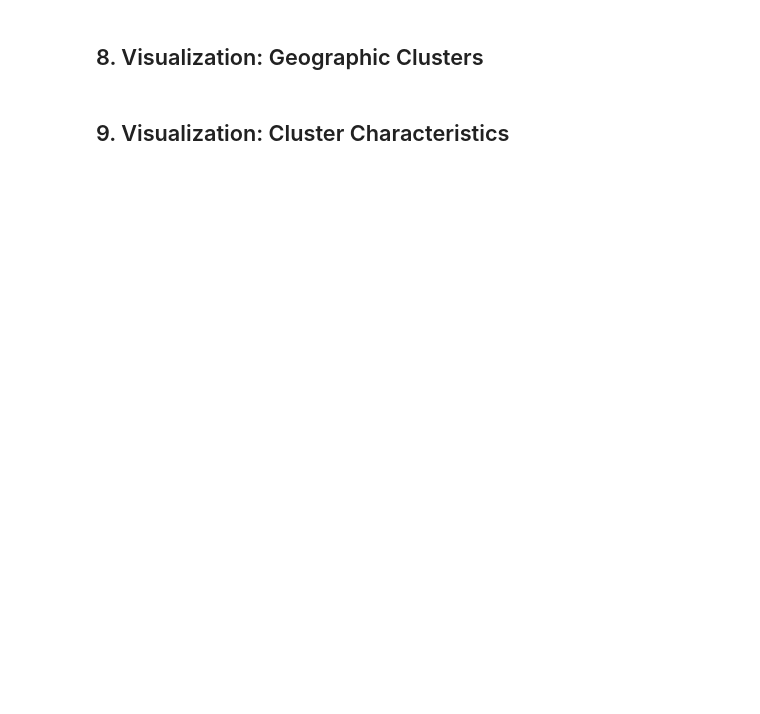
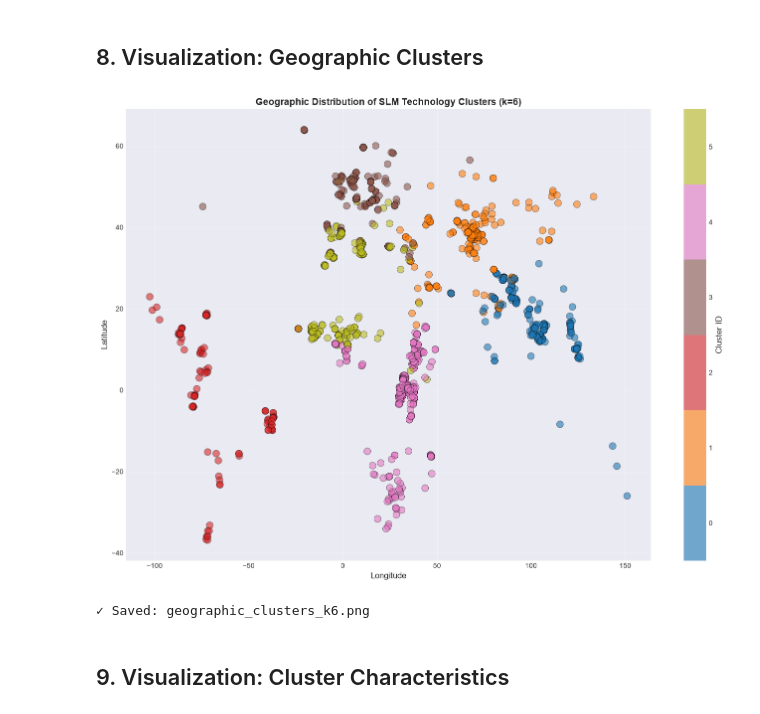
Before and after one commit to nmkearney/CAS-AML-WOCAT, a Jupyter notebook: module1_kmeans_clustering.ipynb, the cells around one changed output. Cells and saved outputs as stored; diff of their text form; code cells hidden in the pictures; blank space fills up the shorter version.

Commit message:
Added flag for optional features, excluded water degradation (too many missing), added features for interpreting clusters.

```diff
--- a/module1_kmeans_clustering.ipynb
+++ b/module1_kmeans_clustering.ipynb
@@ -44,9 +46,11 @@ ESSENTIAL_FEATURES = {
 
 OPTIONAL_FEATURES = {
     'landuse': 'categorical',
-    'degradation': 'categorical',
-    'watersupply': 'categorical',
+    'degradation': 'categorical'
+    #watersupply': 'categorical', # exclude, 14% missing
 }
+
+USE_OPTIONAL = True
 
 # K-means grid search parameters
 K_MIN = 2
@@ -392,36 +538,53 @@ print()
 # %%
 def plot_geographic_clusters(data, labels, k):
     """
     Plot clusters on geographic map (latitude vs longitude).
     """
+    import matplotlib.colors as mcolors
+
     plt.figure(figsize=(14, 10))
 
-    # Use a colormap with enough distinct colors
+    # Select colormap based on k
     if k <= 10:
-        cmap = 'tab10'
+        cmap_name = 'tab10'
     elif k <= 20:
-        cmap = 'tab20'
+        cmap_name = 'tab20'
     else:
-        cmap = 'hsv'
+        cmap_name = 'hsv'
+
+    # Get the colormap
+    full_cmap = plt.get_cmap(cmap_name)
+    colors = [full_cmap(i / k) for i in range(k)]
+    cmap = mcolors.ListedColormap(colors)
+
+    # Create a normalization that maps cluster IDs 0 to k-1
+    norm = mcolors.BoundaryNorm(boundaries=np.arange(k + 1) - 0.5, ncolors=k)
 
     scatter = plt.scatter(data['longitude'], data['latitude'],
-                         c=labels, cmap=cmap, s=100, alpha=0.6,
+                         c=labels, cmap=cmap, norm=norm,
+                         s=100, alpha=0.6,
                          edgecolors='black', linewidth=0.5)
 
     plt.xlabel('Longitude', fontsize=12)
     plt.ylabel('Latitude', fontsize=12)
     plt.title(f'Geographic Distribution of SLM Technology Clusters (k={k})',
               fontsize=14, fontweight='bold')
-    plt.colorbar(scatter, label='Cluster ID')
+
+    # Create colorbar with discrete ticks for each cluster
+    cbar = plt.colorbar(scatter, label='Cluster ID', ticks=range(k))
+    cbar.set_label('Cluster ID', fontsize=12)
+
     plt.grid(True, alpha=0.3)
-
     plt.tight_layout()
     plt.savefig(f'geographic_clusters_k{k}.png', dpi=300, bbox_inches='tight')
     plt.show()
     print(f"✓ Saved: geographic_clusters_k{k}.png")
 
 
 plot_geographic_clusters(data, final_labels, SELECTED_K)
+# %% [output]
+[figure, added]
+✓ Saved: geographic_clusters_k6.png
 # %% [markdown]
 ## 9. Visualization: Cluster Characteristics
 # %%
```
Also changed, not shown: parts of 14 cells of this notebook.
